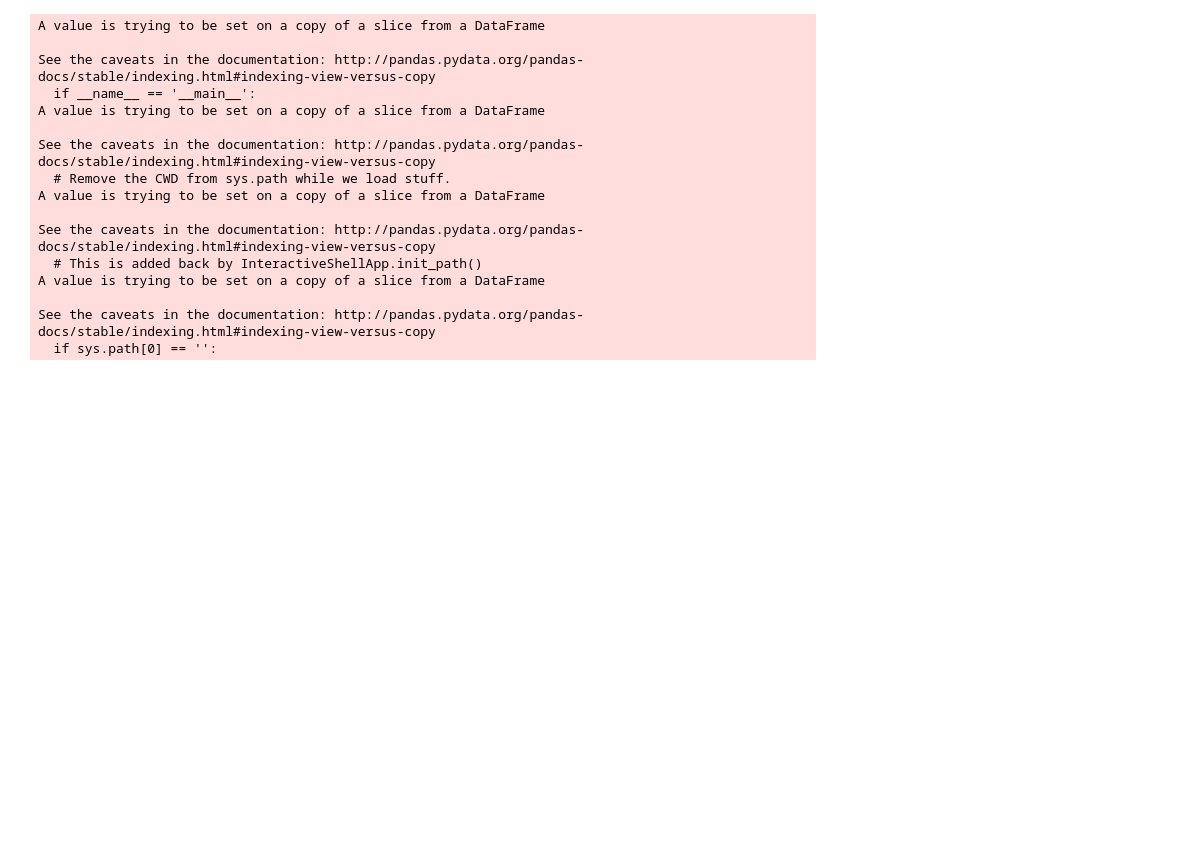
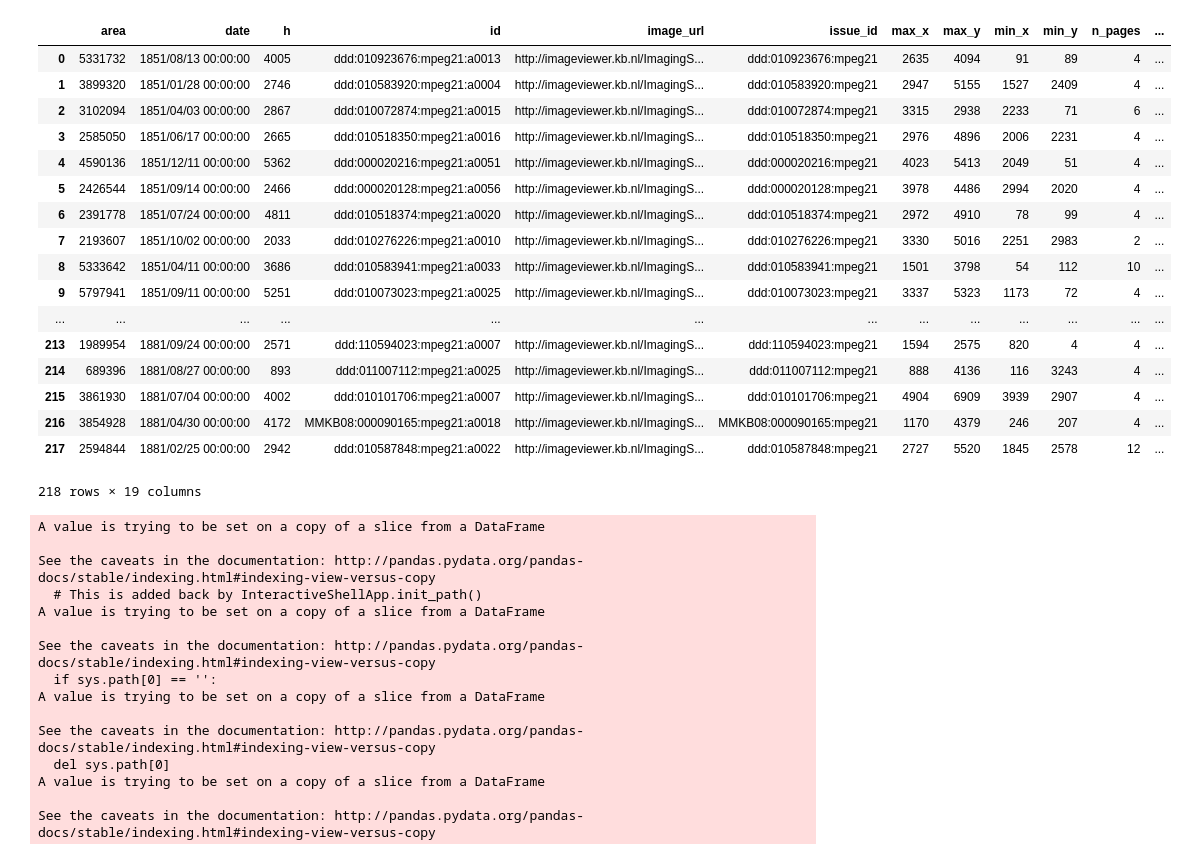
Before and after one commit to rubenros1795/dhl-ads, a Jupyter notebook: evaluation.ipynb, the cells around one changed output. Drawn from its saved outputs; the diff is of its cells as text; code cells hidden in the pictures; blank space fills up the shorter version.

Commit message:
final script for processing and complete evaluation notebook

```diff
--- a/evaluation.ipynb
+++ b/evaluation.ipynb
@@ -36,4 +38,30 @@ df = pd.DataFrame([[int(l.split("_")[0]) for l in list_annotations]]).T
+# %%
+os.chdir('C:\\Users\\Ruben\\Documents\\GitHub\\dhl-ads\\data')
+d = pd.read_csv('evaluation_sample_subsetted.csv')
+# %%
+d
+# %% [output]
+|  | area | date | h | id | image_url | issue_id | max_x | max_y | min_x | min_y | n_pages | ... |
+| 0 | 5331732 | 1851/08/13 00:00:00 | 4005 | ddd:010923676:mpeg21:a0013 | http://imageviewer.kb.nl/ImagingS... | ddd:010923676:mpeg21 | 2635 | 4094 | 91 | 89 | 4 | ... |
+| 1 | 3899320 | 1851/01/28 00:00:00 | 2746 | ddd:010583920:mpeg21:a0004 | http://imageviewer.kb.nl/ImagingS... | ddd:010583920:mpeg21 | 2947 | 5155 | 1527 | 2409 | 4 | ... |
+| 2 | 3102094 | 1851/04/03 00:00:00 | 2867 | ddd:010072874:mpeg21:a0015 | http://imageviewer.kb.nl/ImagingS... | ddd:010072874:mpeg21 | 3315 | 2938 | 2233 | 71 | 6 | ... |
+| 3 | 2585050 | 1851/06/17 00:00:00 | 2665 | ddd:010518350:mpeg21:a0016 | http://imageviewer.kb.nl/ImagingS... | ddd:010518350:mpeg21 | 2976 | 4896 | 2006 | 2231 | 4 | ... |
+| 4 | 4590136 | 1851/12/11 00:00:00 | 5362 | ddd:000020216:mpeg21:a0051 | http://imageviewer.kb.nl/ImagingS... | ddd:000020216:mpeg21 | 4023 | 5413 | 2049 | 51 | 4 | ... |
+| 5 | 2426544 | 1851/09/14 00:00:00 | 2466 | ddd:000020128:mpeg21:a0056 | http://imageviewer.kb.nl/ImagingS... | ddd:000020128:mpeg21 | 3978 | 4486 | 2994 | 2020 | 4 | ... |
+| 6 | 2391778 | 1851/07/24 00:00:00 | 4811 | ddd:010518374:mpeg21:a0020 | http://imageviewer.kb.nl/ImagingS... | ddd:010518374:mpeg21 | 2972 | 4910 | 78 | 99 | 4 | ... |
+| 7 | 2193607 | 1851/10/02 00:00:00 | 2033 | ddd:010276226:mpeg21:a0010 | http://imageviewer.kb.nl/ImagingS... | ddd:010276226:mpeg21 | 3330 | 5016 | 2251 | 2983 | 2 | ... |
+| 8 | 5333642 | 1851/04/11 00:00:00 | 3686 | ddd:010583941:mpeg21:a0033 | http://imageviewer.kb.nl/ImagingS... | ddd:010583941:mpeg21 | 1501 | 3798 | 54 | 112 | 10 | ... |
+| 9 | 5797941 | 1851/09/11 00:00:00 | 5251 | ddd:010073023:mpeg21:a0025 | http://imageviewer.kb.nl/ImagingS... | ddd:010073023:mpeg21 | 3337 | 5323 | 1173 | 72 | 4 | ... |
+| ... | ... | ... | ... | ... | ... | ... | ... | ... | ... | ... | ... | ... |
+| 213 | 1989954 | 1881/09/24 00:00:00 | 2571 | ddd:110594023:mpeg21:a0007 | http://imageviewer.kb.nl/ImagingS... | ddd:110594023:mpeg21 | 1594 | 2575 | 820 | 4 | 4 | ... |
+| 214 | 689396 | 1881/08/27 00:00:00 | 893 | ddd:011007112:mpeg21:a0025 | http://imageviewer.kb.nl/ImagingS... | ddd:011007112:mpeg21 | 888 | 4136 | 116 | 3243 | 4 | ... |
+| 215 | 3861930 | 1881/07/04 00:00:00 | 4002 | ddd:010101706:mpeg21:a0007 | http://imageviewer.kb.nl/ImagingS... | ddd:010101706:mpeg21 | 4904 | 6909 | 3939 | 2907 | 4 | ... |
+| 216 | 3854928 | 1881/04/30 00:00:00 | 4172 | MMKB08:000090165:mpeg21:a0018 | http://imageviewer.kb.nl/ImagingS... | MMKB08:000090165:mpeg21 | 1170 | 4379 | 246 | 207 | 4 | ... |
+| 217 | 2594844 | 1881/02/25 00:00:00 | 2942 | ddd:010587848:mpeg21:a0022 | http://imageviewer.kb.nl/ImagingS... | ddd:010587848:mpeg21 | 2727 | 5520 | 1845 | 2578 | 12 | ... |
+218 rows × 19 columns
 # %%
+# Create DF from annotations
+df = pd.DataFrame([[int(l.split("_")[0]) for l in list_annotations]]).T
 df['window'] = ''
 df['annotated_occupation'] = ''
 df['annotated_wage'] = ''
@@ -47,14 +75,6 @@ for c,txt in enumerate(list_annotations):
     df['annotated_wage'][c] = content[1]
     df['extracted_occupation'][c] = txt.split("_")[1]
 # %% [output]
-A value is trying to be set on a copy of a slice from a DataFrame
-
-See the caveats in the documentation: http://pandas.pydata.org/pandas-docs/stable/indexing.html#indexing-view-versus-copy
-  if __name__ == '__main__':
-A value is trying to be set on a copy of a slice from a DataFrame
-
-See the caveats in the documentation: http://pandas.pydata.org/pandas-docs/stable/indexing.html#indexing-view-versus-copy
-  # Remove the CWD from sys.path while we load stuff.
 A value is trying to be set on a copy of a slice from a DataFrame
 
 See the caveats in the documentation: http://pandas.pydata.org/pandas-docs/stable/indexing.html#indexing-view-versus-copy
@@ -63,4 +83,11 @@ A value is trying to be set on a copy of a slice from a DataFrame
 
 See the caveats in the documentation: http://pandas.pydata.org/pandas-docs/stable/indexing.html#indexing-view-versus-copy
   if sys.path[0] == '':
+A value is trying to be set on a copy of a slice from a DataFrame
+
+See the caveats in the documentation: http://pandas.pydata.org/pandas-docs/stable/indexing.html#indexing-view-versus-copy
+  del sys.path[0]
+A value is trying to be set on a copy of a slice from a DataFrame
+
+See the caveats in the documentation: http://pandas.pydata.org/pandas-docs/stable/indexing.html#indexing-view-versus-copy
 # %%
```
Also changed, not shown: parts of 19 cells of this notebook, 20 other files.
